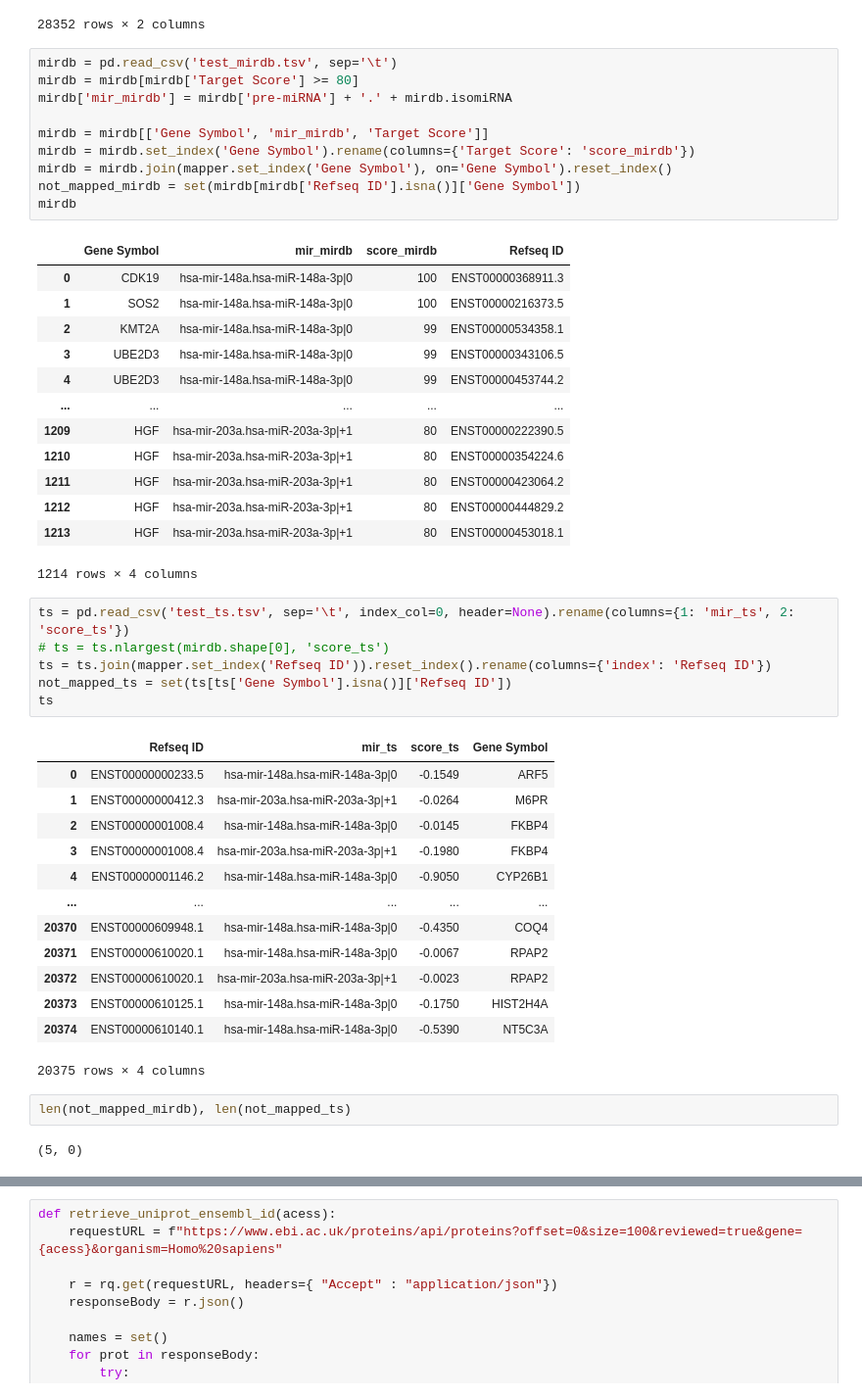
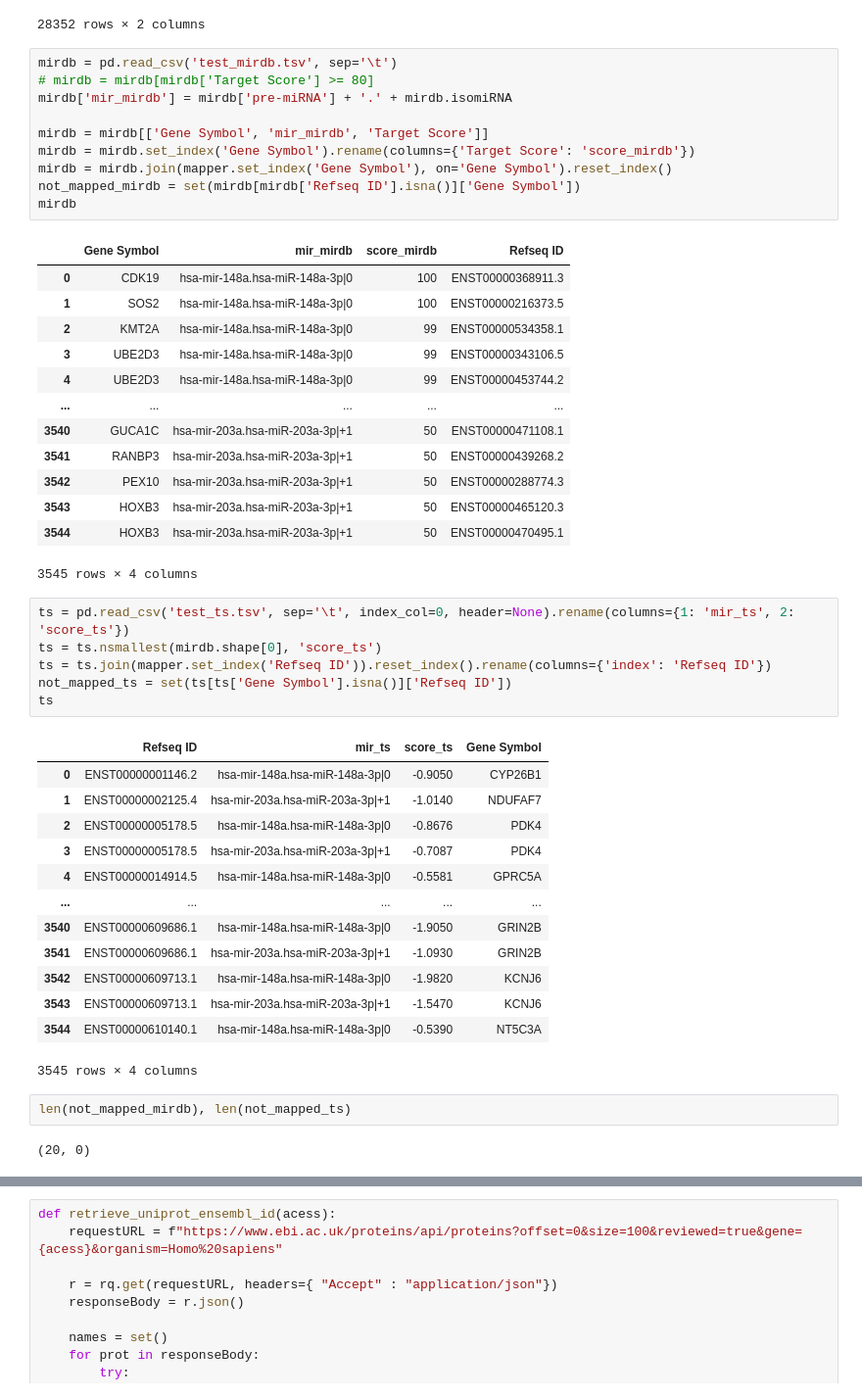
Before and after one commit to alex123012/isomiRNA_targeting, a Jupyter notebook: analysis.ipynb, the cells around one changed output, grey strips where cells are left out. Shown: that part at 98% size. Cells and saved outputs as stored; diff of their text form.

```diff
--- a/analysis.ipynb
+++ b/analysis.ipynb
@@ -31,7 +31,7 @@ mapper
 28352 rows × 2 columns
 # %%
 mirdb = pd.read_csv('test_mirdb.tsv', sep='\t')
-mirdb = mirdb[mirdb['Target Score'] >= 80]
+# mirdb = mirdb[mirdb['Target Score'] >= 80]
 mirdb['mir_mirdb'] = mirdb['pre-miRNA'] + '.' + mirdb.isomiRNA
 
 mirdb = mirdb[['Gene Symbol', 'mir_mirdb', 'Target Score']]
@@ -47,36 +47,36 @@ mirdb
 | 3 | UBE2D3 | hsa-mir-148a.hsa-miR-148a-3p|0 | 99 | ENST00000343106.5 |
 | 4 | UBE2D3 | hsa-mir-148a.hsa-miR-148a-3p|0 | 99 | ENST00000453744.2 |
 | ... | ... | ... | ... | ... |
-| 1209 | HGF | hsa-mir-203a.hsa-miR-203a-3p|+1 | 80 | ENST00000222390.5 |
-| 1210 | HGF | hsa-mir-203a.hsa-miR-203a-3p|+1 | 80 | ENST00000354224.6 |
-| 1211 | HGF | hsa-mir-203a.hsa-miR-203a-3p|+1 | 80 | ENST00000423064.2 |
-| 1212 | HGF | hsa-mir-203a.hsa-miR-203a-3p|+1 | 80 | ENST00000444829.2 |
-| 1213 | HGF | hsa-mir-203a.hsa-miR-203a-3p|+1 | 80 | ENST00000453018.1 |
+| 3540 | GUCA1C | hsa-mir-203a.hsa-miR-203a-3p|+1 | 50 | ENST00000471108.1 |
+| 3541 | RANBP3 | hsa-mir-203a.hsa-miR-203a-3p|+1 | 50 | ENST00000439268.2 |
+| 3542 | PEX10 | hsa-mir-203a.hsa-miR-203a-3p|+1 | 50 | ENST00000288774.3 |
+| 3543 | HOXB3 | hsa-mir-203a.hsa-miR-203a-3p|+1 | 50 | ENST00000465120.3 |
+| 3544 | HOXB3 | hsa-mir-203a.hsa-miR-203a-3p|+1 | 50 | ENST00000470495.1 |
-1214 rows × 4 columns
+3545 rows × 4 columns
 # %%
 ts = pd.read_csv('test_ts.tsv', sep='\t', index_col=0, header=None).rename(columns={1: 'mir_ts', 2: 'score_ts'})
-# ts = ts.nlargest(mirdb.shape[0], 'score_ts')
+ts = ts.nsmallest(mirdb.shape[0], 'score_ts')
 ts = ts.join(mapper.set_index('Refseq ID')).reset_index().rename(columns={'index': 'Refseq ID'})
 not_mapped_ts = set(ts[ts['Gene Symbol'].isna()]['Refseq ID'])
 ts
 # %% [output]
 |  | Refseq ID | mir_ts | score_ts | Gene Symbol |
-| 0 | ENST00000000233.5 | hsa-mir-148a.hsa-miR-148a-3p|0 | -0.1549 | ARF5 |
-| 1 | ENST00000000412.3 | hsa-mir-203a.hsa-miR-203a-3p|+1 | -0.0264 | M6PR |
-| 2 | ENST00000001008.4 | hsa-mir-148a.hsa-miR-148a-3p|0 | -0.0145 | FKBP4 |
-| 3 | ENST00000001008.4 | hsa-mir-203a.hsa-miR-203a-3p|+1 | -0.1980 | FKBP4 |
-| 4 | ENST00000001146.2 | hsa-mir-148a.hsa-miR-148a-3p|0 | -0.9050 | CYP26B1 |
+| 0 | ENST00000001146.2 | hsa-mir-148a.hsa-miR-148a-3p|0 | -0.9050 | CYP26B1 |
+| 1 | ENST00000002125.4 | hsa-mir-203a.hsa-miR-203a-3p|+1 | -1.0140 | NDUFAF7 |
+| 2 | ENST00000005178.5 | hsa-mir-148a.hsa-miR-148a-3p|0 | -0.8676 | PDK4 |
+| 3 | ENST00000005178.5 | hsa-mir-203a.hsa-miR-203a-3p|+1 | -0.7087 | PDK4 |
+| 4 | ENST00000014914.5 | hsa-mir-148a.hsa-miR-148a-3p|0 | -0.5581 | GPRC5A |
 | ... | ... | ... | ... | ... |
-| 20370 | ENST00000609948.1 | hsa-mir-148a.hsa-miR-148a-3p|0 | -0.4350 | COQ4 |
-| 20371 | ENST00000610020.1 | hsa-mir-148a.hsa-miR-148a-3p|0 | -0.0067 | RPAP2 |
-| 20372 | ENST00000610020.1 | hsa-mir-203a.hsa-miR-203a-3p|+1 | -0.0023 | RPAP2 |
-| 20373 | ENST00000610125.1 | hsa-mir-148a.hsa-miR-148a-3p|0 | -0.1750 | HIST2H4A |
-| 20374 | ENST00000610140.1 | hsa-mir-148a.hsa-miR-148a-3p|0 | -0.5390 | NT5C3A |
+| 3540 | ENST00000609686.1 | hsa-mir-148a.hsa-miR-148a-3p|0 | -1.9050 | GRIN2B |
+| 3541 | ENST00000609686.1 | hsa-mir-203a.hsa-miR-203a-3p|+1 | -1.0930 | GRIN2B |
+| 3542 | ENST00000609713.1 | hsa-mir-148a.hsa-miR-148a-3p|0 | -1.9820 | KCNJ6 |
+| 3543 | ENST00000609713.1 | hsa-mir-203a.hsa-miR-203a-3p|+1 | -1.5470 | KCNJ6 |
+| 3544 | ENST00000610140.1 | hsa-mir-148a.hsa-miR-148a-3p|0 | -0.5390 | NT5C3A |
-20375 rows × 4 columns
+3545 rows × 4 columns
 # %%
 len(not_mapped_mirdb), len(not_mapped_ts)
 # %% [output]
-(5, 0)
+(20, 0)
 # %%
 not_mapped_mirdb
 # %% [output]
```
Also changed, not shown: parts of 8 cells of this notebook, 4 other files.
